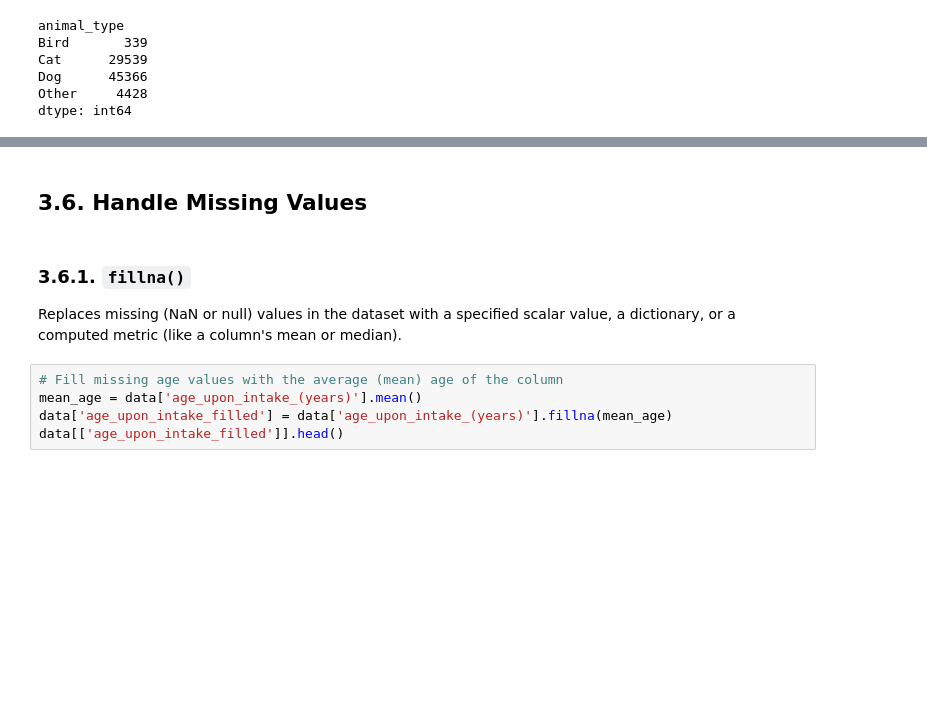
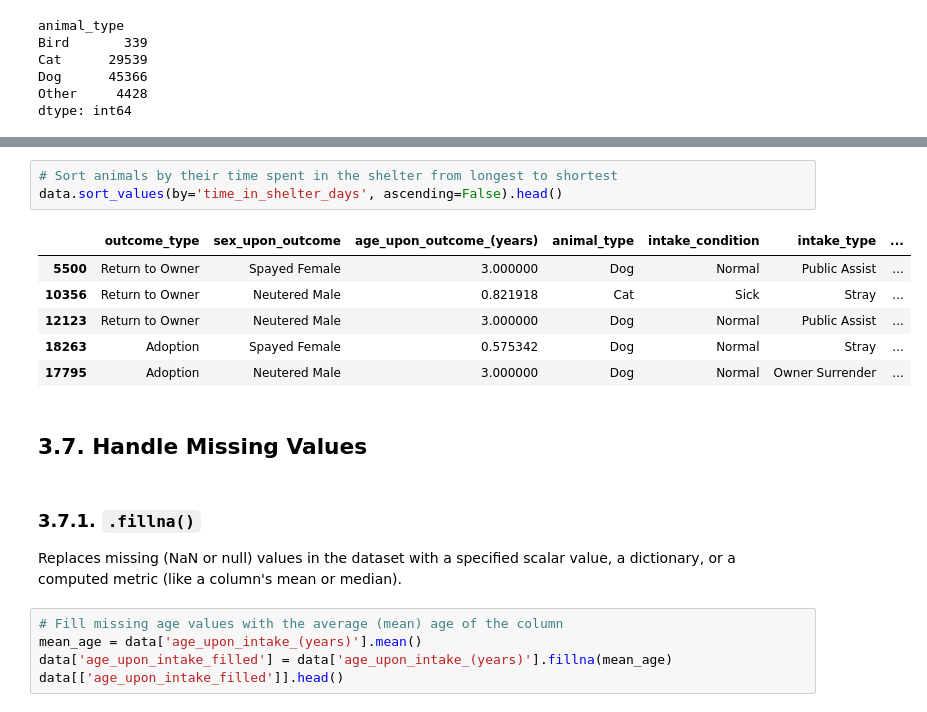
Before and after one commit to acolnot/python4data, a Jupyter notebook: explore.ipynb, the cells around one changed output, grey strips where cells are left out. Drawn from its saved outputs; the diff is of its cells as text; blank space fills up the shorter version.

```diff
--- a/explore.ipynb
+++ b/explore.ipynb
@@ -212,7 +235,17 @@ dtype: int64
+# %%
+# Sort animals by their time spent in the shelter from longest to shortest
+data.sort_values(by='time_in_shelter_days', ascending=False).head()
+# %% [output]
+|  | outcome_type | sex_upon_outcome | age_upon_outcome_(years) | animal_type | intake_condition | intake_type | ... |
+| 5500 | Return to Owner | Spayed Female | 3.000000 | Dog | Normal | Public Assist | ... |
+| 10356 | Return to Owner | Neutered Male | 0.821918 | Cat | Sick | Stray | ... |
+| 12123 | Return to Owner | Neutered Male | 3.000000 | Dog | Normal | Public Assist | ... |
+| 18263 | Adoption | Spayed Female | 0.575342 | Dog | Normal | Stray | ... |
+| 17795 | Adoption | Neutered Male | 3.000000 | Dog | Normal | Owner Surrender | ... |
 # %% [markdown]
-## 3.6. Handle Missing Values
+## 3.7. Handle Missing Values
 # %% [markdown]
-### 3.6.1. `fillna()`
+### 3.7.1. `.fillna()`
 
 Replaces missing (NaN or null) values in the dataset with a specified scalar value, a dictionary, or a computed metric (like a column's mean or median).
 # %%
```
Also changed, not shown: parts of 48 cells of this notebook.
